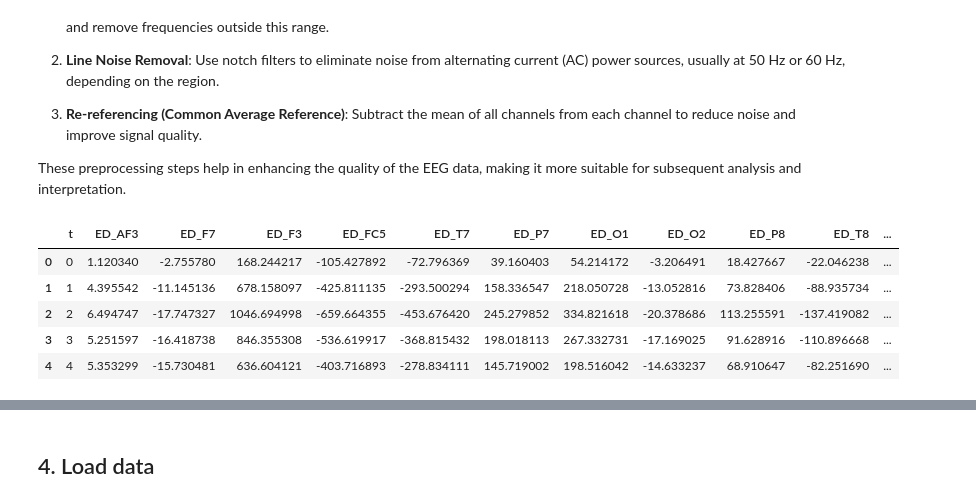
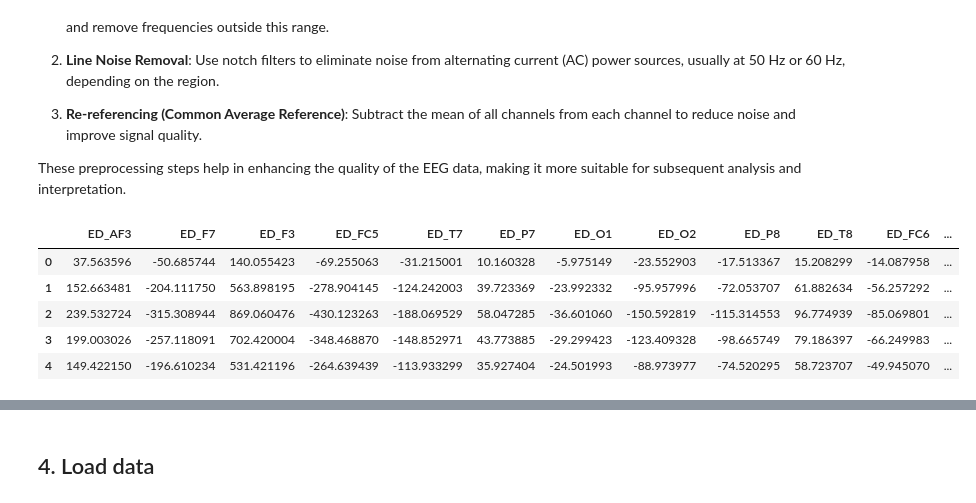
Before and after one commit to letruongzzio/Mental-Attention-States-Classification-Using-EEG-Data, a Jupyter notebook: data_preprocessing.ipynb, the cells around one changed output, grey strips where cells are left out. Saved outputs shown, nothing was run; the diff lists cells and outputs as text; code cells hidden in the pictures.

Commit message:
Refactor: refactor preprocessing and FE notebooks

```diff
--- a/data_preprocessing.ipynb
+++ b/data_preprocessing.ipynb
@@ -119,0 +67,5 @@ df['ED_INTERPOLATED'].sum()
+# %%
+from preprocessing.prepare_raw_data import prepare_matlab_file
+
+df = prepare_matlab_file(matlab_file_index=15-1)
+print(df.columns)
@@ -185,17 +126,18 @@ fs = 128  # Sampling frequency
 lowcut = 0.5  # Low cut-off frequency for band-pass filter
 highcut = 40  # High cut-off frequency for band-pass filter
 
-channel_columns = list(df_channels.columns[1:-1])
+channel_columns = ['ED_AF3', 'ED_F7', 'ED_F3', 'ED_FC5', 'ED_T7', 'ED_P7', 'ED_O1', 'ED_O2', 'ED_P8', 'ED_T8', 'ED_FC6', 'ED_F4', 'ED_F8', 'ED_AF4']
+df = df[channel_columns]
 # %%
-filtered_df = preprocess_eeg_dataframe(df_channels, channel_columns)
+filtered_df = preprocess_eeg_dataframe(df, channel_columns)
 filtered_df.head()
 # %% [output]
-|  | t | ED_AF3 | ED_F7 | ED_F3 | ED_FC5 | ED_T7 | ED_P7 | ED_O1 | ED_O2 | ED_P8 | ED_T8 | ... |
-| 0 | 0 | 1.120340 | -2.755780 | 168.244217 | -105.427892 | -72.796369 | 39.160403 | 54.214172 | -3.206491 | 18.427667 | -22.046238 | ... |
-| 1 | 1 | 4.395542 | -11.145136 | 678.158097 | -425.811135 | -293.500294 | 158.336547 | 218.050728 | -13.052816 | 73.828406 | -88.935734 | ... |
-| 2 | 2 | 6.494747 | -17.747327 | 1046.694998 | -659.664355 | -453.676420 | 245.279852 | 334.821618 | -20.378686 | 113.255591 | -137.419082 | ... |
-| 3 | 3 | 5.251597 | -16.418738 | 846.355308 | -536.619917 | -368.815432 | 198.018113 | 267.332731 | -17.169025 | 91.628916 | -110.896668 | ... |
-| 4 | 4 | 5.353299 | -15.730481 | 636.604121 | -403.716893 | -278.834111 | 145.719002 | 198.516042 | -14.633237 | 68.910647 | -82.251690 | ... |
+|  | ED_AF3 | ED_F7 | ED_F3 | ED_FC5 | ED_T7 | ED_P7 | ED_O1 | ED_O2 | ED_P8 | ED_T8 | ED_FC6 | ... |
+| 0 | 37.563596 | -50.685744 | 140.055423 | -69.255063 | -31.215001 | 10.160328 | -5.975149 | -23.552903 | -17.513367 | 15.208299 | -14.087958 | ... |
+| 1 | 152.663481 | -204.111750 | 563.898195 | -278.904145 | -124.242003 | 39.723369 | -23.992332 | -95.957996 | -72.053707 | 61.882634 | -56.257292 | ... |
+| 2 | 239.532724 | -315.308944 | 869.060476 | -430.123263 | -188.069529 | 58.047285 | -36.601060 | -150.592819 | -115.314553 | 96.774939 | -85.069801 | ... |
+| 3 | 199.003026 | -257.118091 | 702.420004 | -348.468870 | -148.852971 | 43.773885 | -29.299423 | -123.409328 | -98.665749 | 79.186397 | -66.249983 | ... |
+| 4 | 149.422150 | -196.610234 | 531.421196 | -264.639439 | -113.933299 | 35.927404 | -24.501993 | -88.973977 | -74.520295 | 58.723707 | -49.945070 | ... |
 # %%
 filtered_df.describe()
 # %% [output]
```
Also changed, not shown: parts of 21 cells of this notebook, 2 other files.
